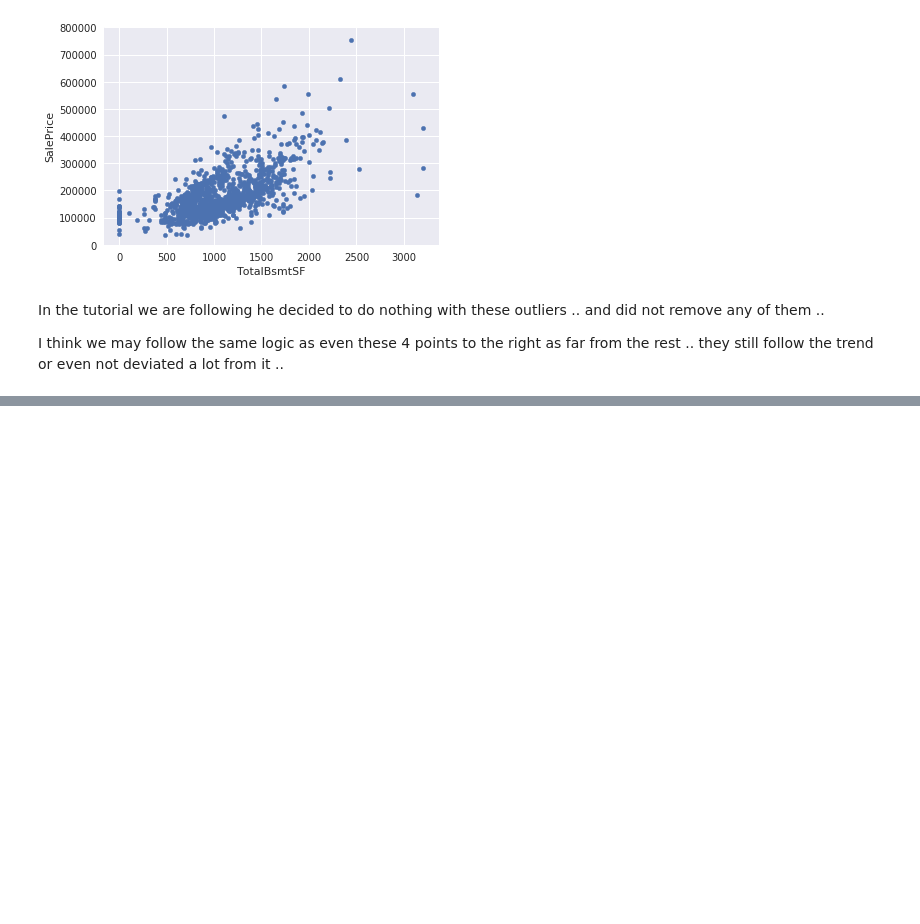
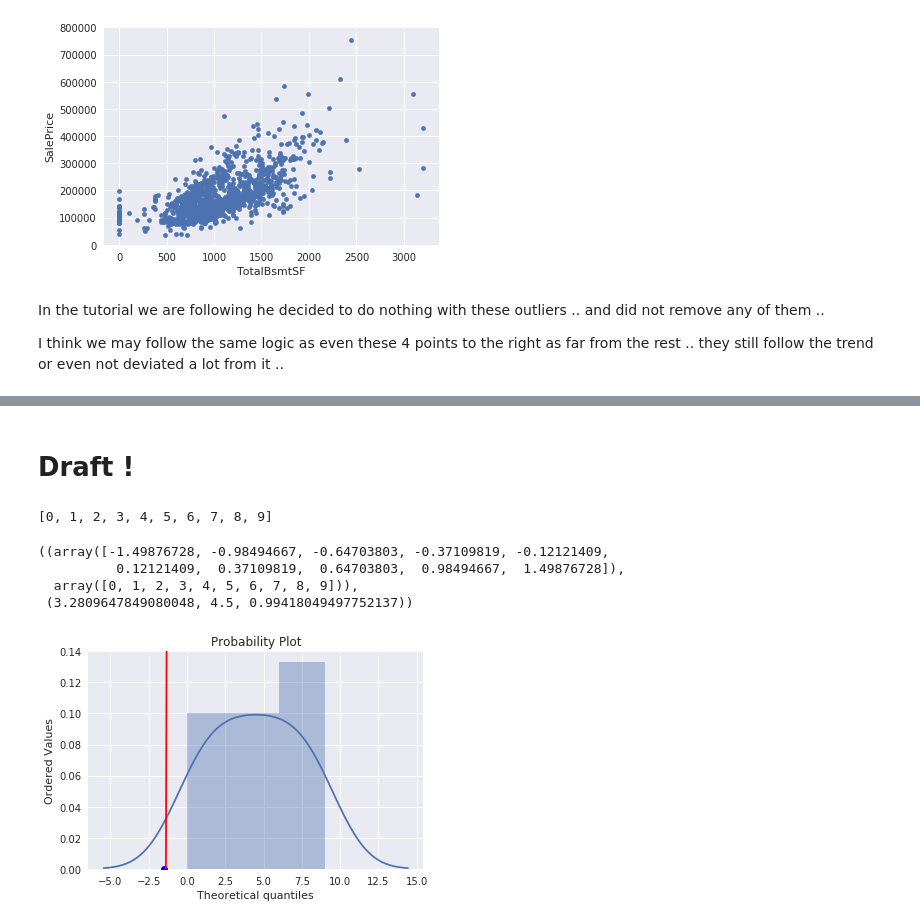
Before and after one commit to EAboelhamd/Kaggle-Competitions, a Jupyter notebook: Housing_Price_Prediction/House_Price_Prediction.ipynb, the cells around one changed output, grey strips where cells are left out. Saved outputs shown, nothing was run; the diff lists cells and outputs as text; code cells hidden in the pictures; blank space fills up the shorter version.

```diff
--- a/Housing_Price_Prediction/House_Price_Prediction.ipynb
+++ b/Housing_Price_Prediction/House_Price_Prediction.ipynb
@@ -768,0 +817,16 @@ I think we may follow the same logic as even these 4 points to the right as far
+# %% [markdown]
+# Draft !
+# %%
+x = range(10)
+x
+# %% [output]
+[0, 1, 2, 3, 4, 5, 6, 7, 8, 9]
+# %%
+sns.distplot(x)
+stats.probplot(x, plot=plt)
+# %% [output]
+((array([-1.49876728, -0.98494667, -0.64703803, -0.37109819, -0.12121409,
+          0.12121409,  0.37109819,  0.64703803,  0.98494667,  1.49876728]),
+  array([0, 1, 2, 3, 4, 5, 6, 7, 8, 9])),
+ (3.2809647849080048, 4.5, 0.99418049497752137))
+[figure, added]
```
Also changed, not shown: parts of 18 cells of this notebook.
